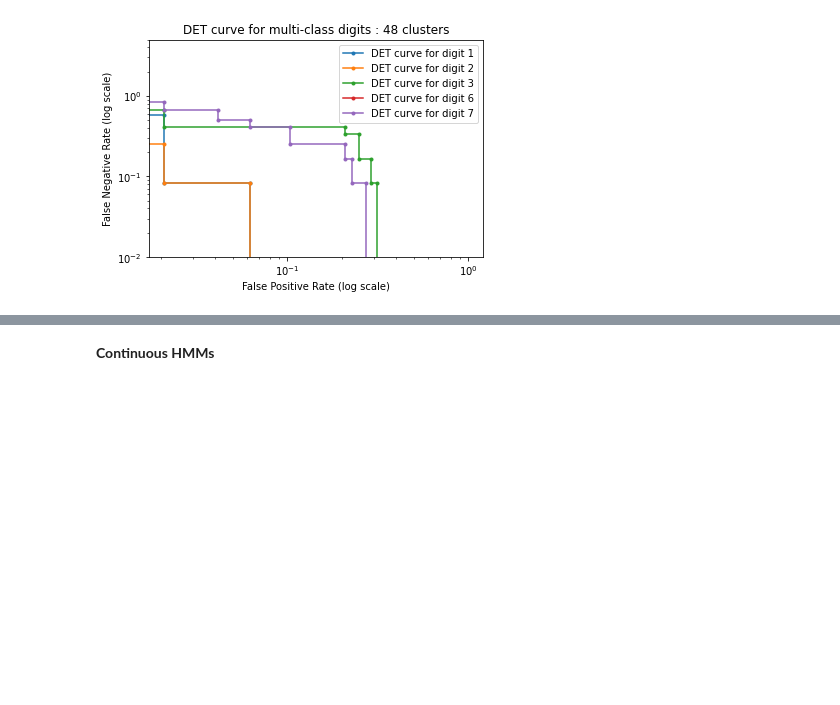
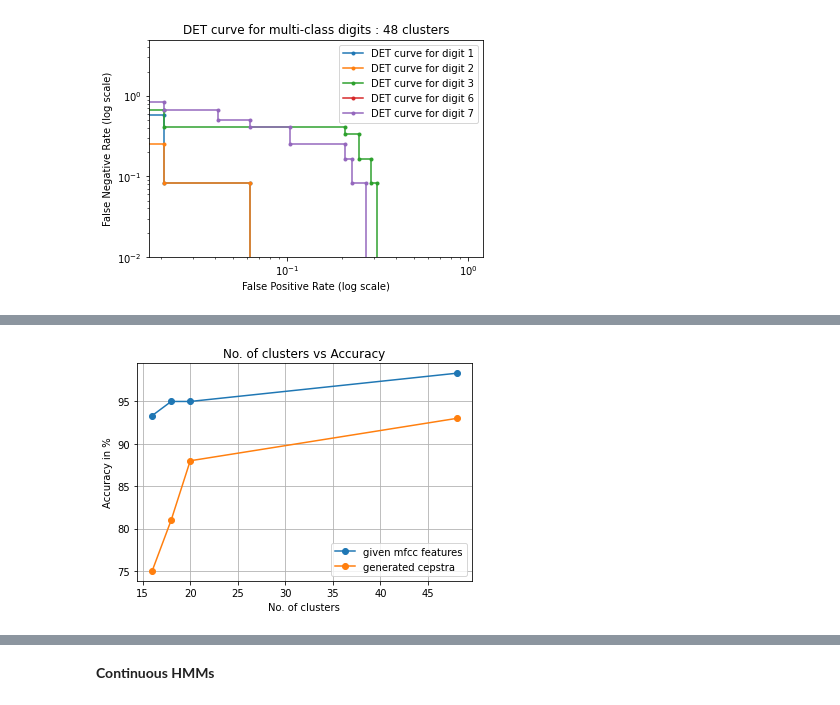
Before and after one commit to vignesh99/SpeechTechnology-CS6300, a Jupyter notebook: HMMs.ipynb, the cells around one changed output, grey strips where cells are left out. Cells and saved outputs as stored; diff of their text form; code cells hidden in the pictures; blank space fills up the shorter version.

Commit message:
final update (with accuracy plots)

```diff
--- a/HMMs.ipynb
+++ b/HMMs.ipynb
@@ -526 +517,18 @@ plt.show()
+# %%
+                                    #Accuracy plot variation over cluster no.
+Ncluster = array([16,18,20,48])
+clustacc = array([93.33,95,95,98.33])
+clustgen = array([75,81,88,93])
+
+plt.plot(Ncluster,clustacc,marker="o",label="given mfcc features")
+plt.plot(Ncluster,clustgen,marker="o",label="generated cepstra")
+plt.grid()
+plt.legend()
+plt.xlabel("No. of clusters")
+plt.ylabel("Accuracy in %")
+plt.title("No. of clusters vs Accuracy")
+#plt.show()
+plt.savefig("clusters vs accuracy")
+# %% [output]
+[figure, added]
 # %%
```
Also changed, not shown: parts of 5 cells of this notebook.
